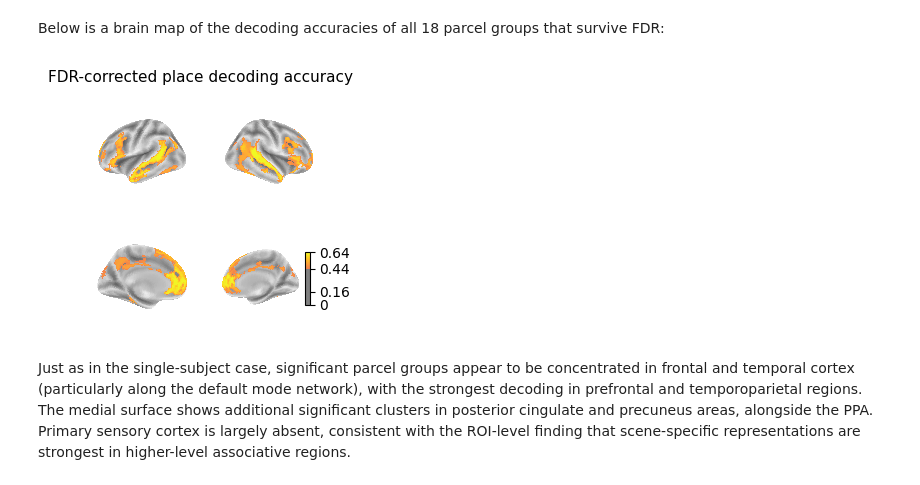
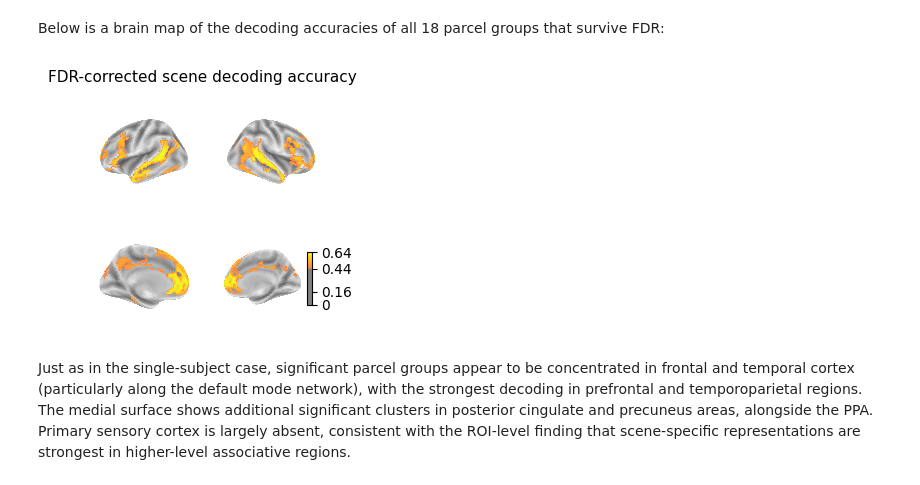
Before and after one commit to logflash/neu-scene-decoding, a Jupyter notebook: main.ipynb, the cells around one changed output. Saved outputs shown, nothing was run; the diff lists cells and outputs as text; code cells hidden in the pictures.

```diff
--- a/main.ipynb
+++ b/main.ipynb
@@ -641,7 +641,7 @@ for bar, p in zip(bars_obs, pvals):
 ax.set_xticks(x)
 ax.set_xticklabels(rois)
 ax.set_ylabel('Accuracy (LOO-CV)')
-ax.set_title(f'Place decoding vs. permutation baseline — {sub1}')
+ax.set_title(f'Scene decoding vs. permutation baseline — {sub1}')
 ax.set_ylim(0, 1)
 ax.set_yticks(np.arange(0, 1.1, 0.25))
 ax.legend()
@@ -814,7 +814,7 @@ ax.bar(
 )
 ax.axhline(chance, color='black', linestyle='--', linewidth=1, label=f'Chance ({chance:.2f})')
 ax.set_ylabel('Accuracy (LOO-CV)')
-ax.set_title(f'Place decoding — group average (n={len(subject_acc)})')
+ax.set_title(f'Scene decoding — group average (n={len(subject_acc)})')
 ax.set_ylim(0, 1)
 ax.set_yticks(np.arange(0, 1.1, 0.25))
 ax.legend()
@@ -979,33 +979,33 @@ Below is a brain map of the decoding accuracies of all 18 parcel groups that sur
 # %%
 result_vol = np.full(schaefer_data.shape, np.nan)
 for g, acc, r in zip(group_names, mean_accs, reject):
     if not r:
         continue
     for idx, grp in parcel_groups.items():
         if grp == g:
             result_vol[schaefer_data == idx] = acc
 
 result_img = new_img_like(schaefer_img, np.where(np.isnan(result_vol), 0, result_vol))
 
 fsaverage = datasets.fetch_surf_fsaverage('fsaverage5')
 acc_min = mean_accs[reject].min() if reject.any() else 0.0
 
 fig = plt.figure(figsize=(3, 3))
-fig.suptitle('FDR-corrected place decoding accuracy', fontsize=11)
+fig.suptitle('FDR-corrected scene decoding accuracy', fontsize=11)
 for i, (hemi, view) in enumerate([('left','lateral'), ('right','lateral'),
                                     ('left','medial'),  ('right','medial')]):
     texture = surface.vol_to_surf(result_img, fsaverage[f'pial_{hemi}'])
     ax = fig.add_subplot(2, 2, i + 1, projection='3d')
     plotting.plot_surf_stat_map(
         fsaverage[f'infl_{hemi}'], texture,
         hemi=hemi, view=view,
         bg_map=fsaverage[f'sulc_{hemi}'],
         cmap='plasma', threshold=acc_min,
         colorbar=(i == 3), symmetric_cbar=False, axes=ax,
     )
 plt.show()
 # %% [output]
-[figure, old version]
+[figure, new version]
 # %% [markdown]
 Just as in the single-subject case, significant parcel groups appear to be concentrated in frontal and temporal cortex (particularly along the default mode network), with the strongest decoding in prefrontal and temporoparietal regions. The medial surface shows additional significant clusters in posterior cingulate and precuneus areas, alongside the PPA. Primary sensory cortex is largely absent, consistent with the ROI-level finding that scene-specific representations are strongest in higher-level associative regions.
 # %% [markdown]
```
Also changed, not shown: parts of 23 cells of this notebook, 2 other files.
